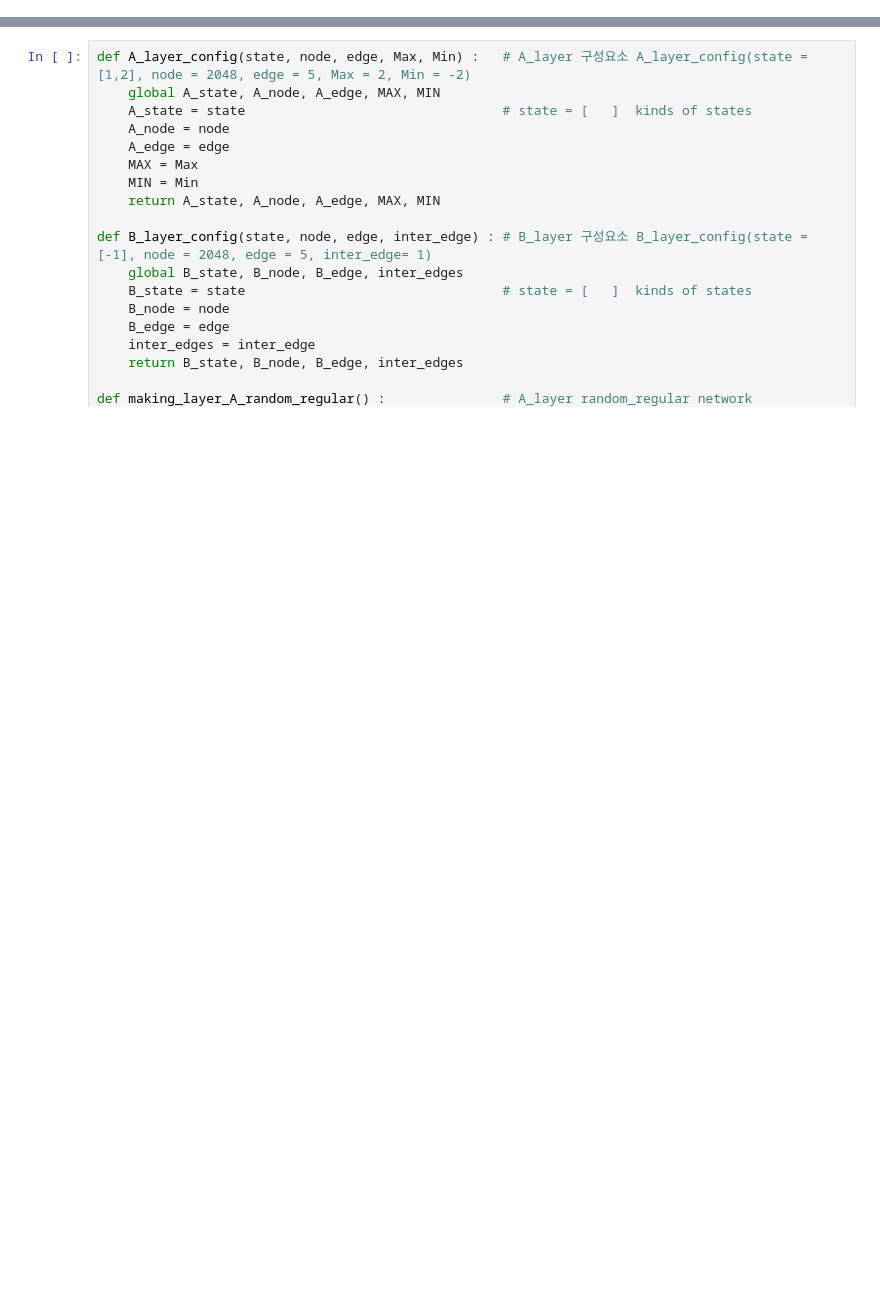
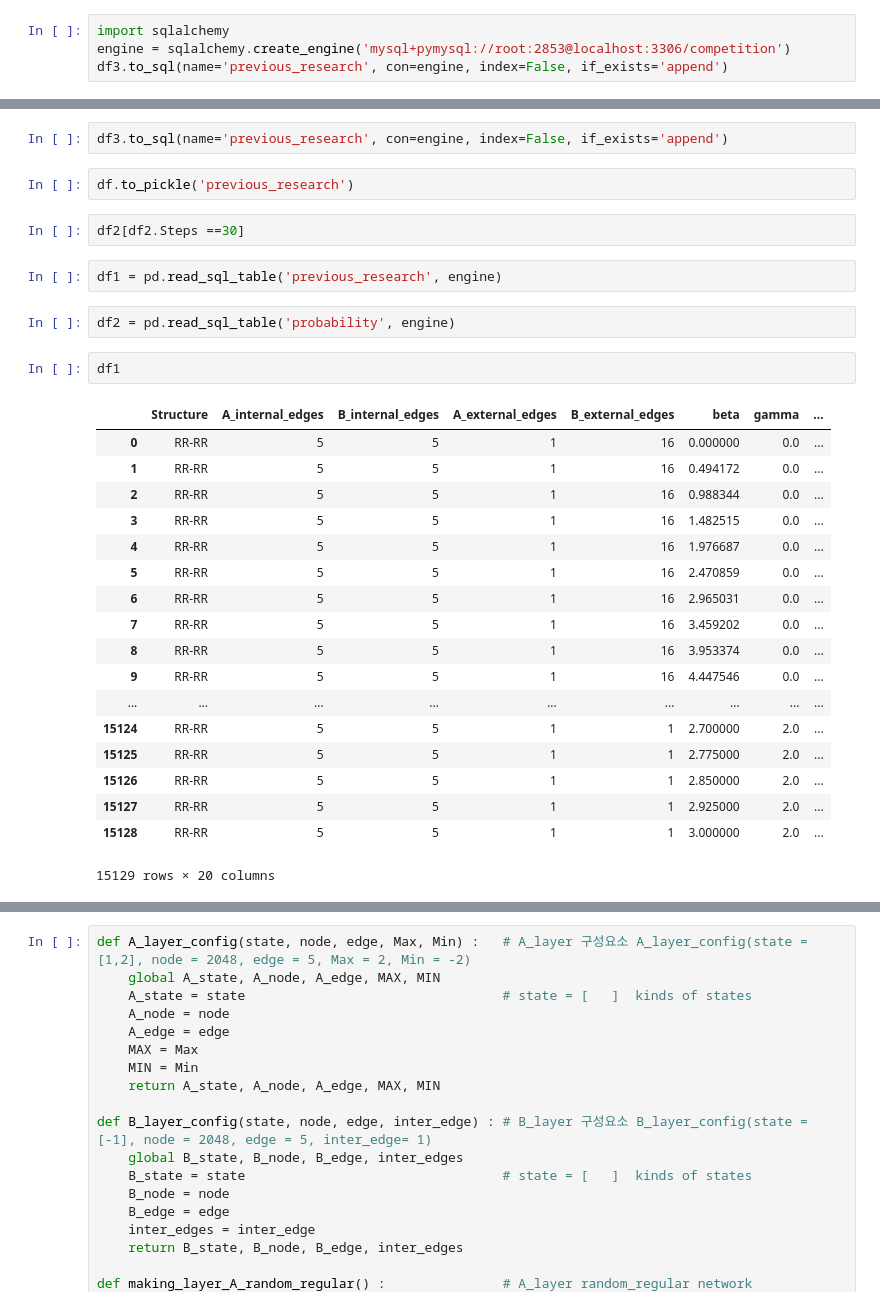
Before and after one commit to leighsix/CompetitionPycharm, a Jupyter notebook: making_visualization-Copy1.ipynb, the cells around one changed output, grey strips where cells are left out. Cells and saved outputs as stored; diff of their text form; blank space fills up the shorter version.

```diff
--- a/making_visualization-Copy1.ipynb
+++ b/making_visualization-Copy1.ipynb
@@ -19,0 +184,4 @@ import time
+# %%
+import sqlalchemy
+engine = sqlalchemy.create_engine('mysql+pymysql://root:2853@localhost:3306/competition')
+df3.to_sql(name='previous_research', con=engine, index=False, if_exists='append')
@@ -19,0 +225,31 @@ import time
+# %%
+df3.to_sql(name='previous_research', con=engine, index=False, if_exists='append')
+# %%
+df.to_pickle('previous_research')
+# %%
+df2[df2.Steps ==30]
+# %%
+df1 = pd.read_sql_table('previous_research', engine)
+# %%
+df2 = pd.read_sql_table('probability', engine)
+# %%
+df1
+# %% [output]
+|  | Structure | A_internal_edges | B_internal_edges | A_external_edges | B_external_edges | beta | gamma | ... |
+| 0 | RR-RR | 5 | 5 | 1 | 16 | 0.000000 | 0.0 | ... |
+| 1 | RR-RR | 5 | 5 | 1 | 16 | 0.494172 | 0.0 | ... |
+| 2 | RR-RR | 5 | 5 | 1 | 16 | 0.988344 | 0.0 | ... |
+| 3 | RR-RR | 5 | 5 | 1 | 16 | 1.482515 | 0.0 | ... |
+| 4 | RR-RR | 5 | 5 | 1 | 16 | 1.976687 | 0.0 | ... |
+| 5 | RR-RR | 5 | 5 | 1 | 16 | 2.470859 | 0.0 | ... |
+| 6 | RR-RR | 5 | 5 | 1 | 16 | 2.965031 | 0.0 | ... |
+| 7 | RR-RR | 5 | 5 | 1 | 16 | 3.459202 | 0.0 | ... |
+| 8 | RR-RR | 5 | 5 | 1 | 16 | 3.953374 | 0.0 | ... |
+| 9 | RR-RR | 5 | 5 | 1 | 16 | 4.447546 | 0.0 | ... |
+| ... | ... | ... | ... | ... | ... | ... | ... | ... |
+| 15124 | RR-RR | 5 | 5 | 1 | 1 | 2.700000 | 2.0 | ... |
+| 15125 | RR-RR | 5 | 5 | 1 | 1 | 2.775000 | 2.0 | ... |
+| 15126 | RR-RR | 5 | 5 | 1 | 1 | 2.850000 | 2.0 | ... |
+| 15127 | RR-RR | 5 | 5 | 1 | 1 | 2.925000 | 2.0 | ... |
+| 15128 | RR-RR | 5 | 5 | 1 | 1 | 3.000000 | 2.0 | ... |
+15129 rows × 20 columns
```
Also changed, not shown: parts of 32 cells of this notebook, 10 other files.
